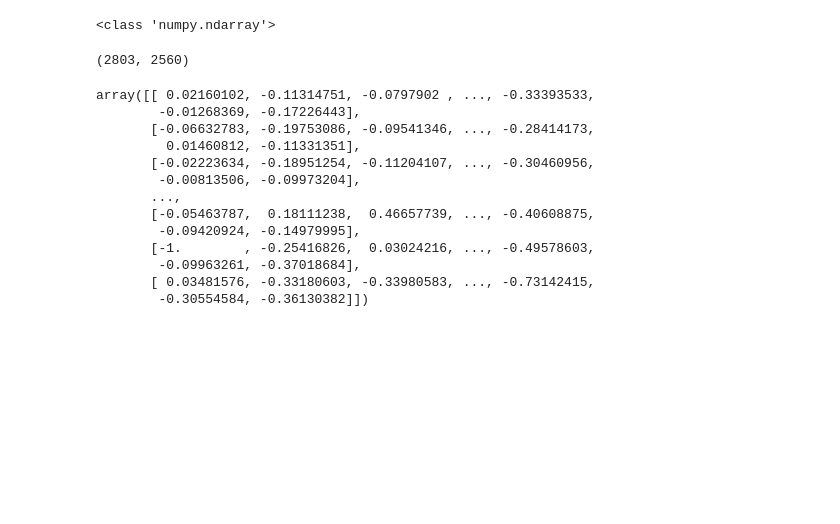
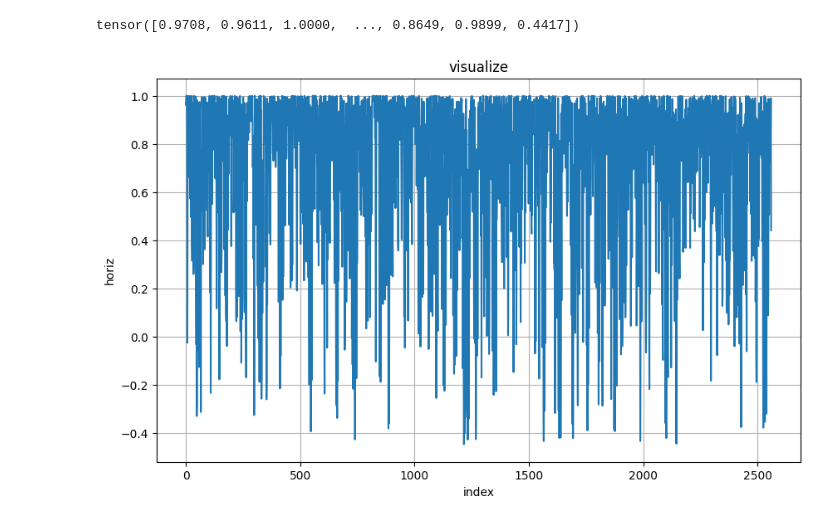
Before and after one commit to leokou42/WKN_SSO, a Jupyter notebook: try/test.ipynb, the cells around one changed output. Cells and saved outputs as stored; diff of their text form; code cells hidden in the pictures; blank space fills up the shorter version.

```diff
--- a/try/test.ipynb
+++ b/try/test.ipynb
@@ -16,3 +77,23 @@ def Morlet(p):
+# %%
+def Mexh(p):
+    # p = 0.04 * p  # 将时间转化为在[-5,5]这个区间内
+    y = (1 - torch.pow(p, 2)) * torch.exp(-torch.pow(p, 2) / 2)
+
+    return y
+
+i_Mexh = Mexh(input_tensor)
+print(i_Mexh)
+
+plt.figure(figsize=(10, 6))
+plt.plot(i_Mexh)
+plt.xlabel('index')
+plt.ylabel('horiz')
+plt.title('visualize')
+plt.grid(True)
+plt.show()
+# %% [output]
+tensor([0.9708, 0.9611, 1.0000,  ..., 0.8649, 0.9899, 0.4417])
+[figure, added]
 # %%
 
 class SelfAttentionModel(nn.Module):
@@ -96,32 +177,3 @@ class WKN_LSTM_SelfAttention(nn.Module):
         # 全連接層
         x = self.fc(x)
         return x
-# %%
-from data_loader import Data
-
-folder = './viberation_dataset/Learning_set/Bearing1_1/'
-data = Data(folder)
-y = data.get_hrz_data()
-print(type(y))
-# %% [output]
-<class 'numpy.ndarray'>
-# %%
-y.shape
-# %% [output]
-(2803, 2560)
-# %%
-y
-# %% [output]
-array([[ 0.02160102, -0.11314751, -0.0797902 , ..., -0.33393533,
-        -0.01268369, -0.17226443],
-       [-0.06632783, -0.19753086, -0.09541346, ..., -0.28414173,
-         0.01460812, -0.11331351],
-       [-0.02223634, -0.18951254, -0.11204107, ..., -0.30460956,
-        -0.00813506, -0.09973204],
-       ...,
-       [-0.05463787,  0.18111238,  0.46657739, ..., -0.40608875,
-        -0.09420924, -0.14979995],
-       [-1.        , -0.25416826,  0.03024216, ..., -0.49578603,
-        -0.09963261, -0.37018684],
-       [ 0.03481576, -0.33180603, -0.33980583, ..., -0.73142415,
-        -0.30554584, -0.36130382]])
```
Also changed, not shown: parts of 16 cells of this notebook, 3 other files.
